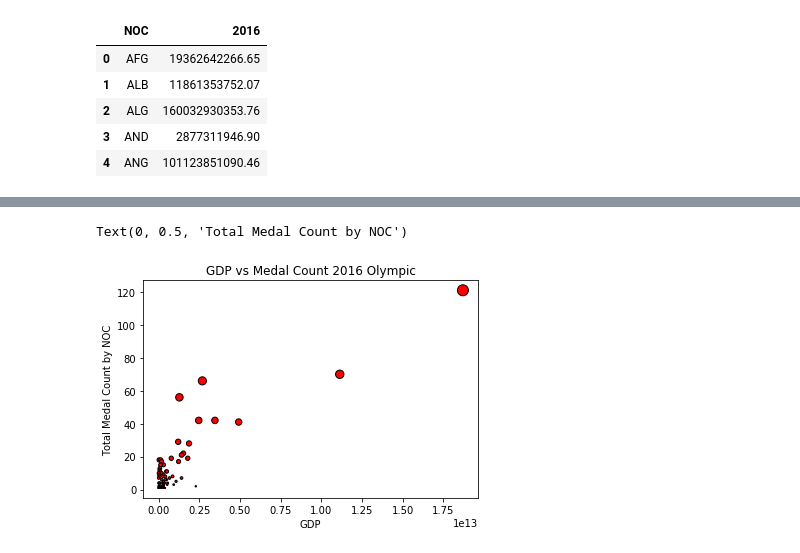
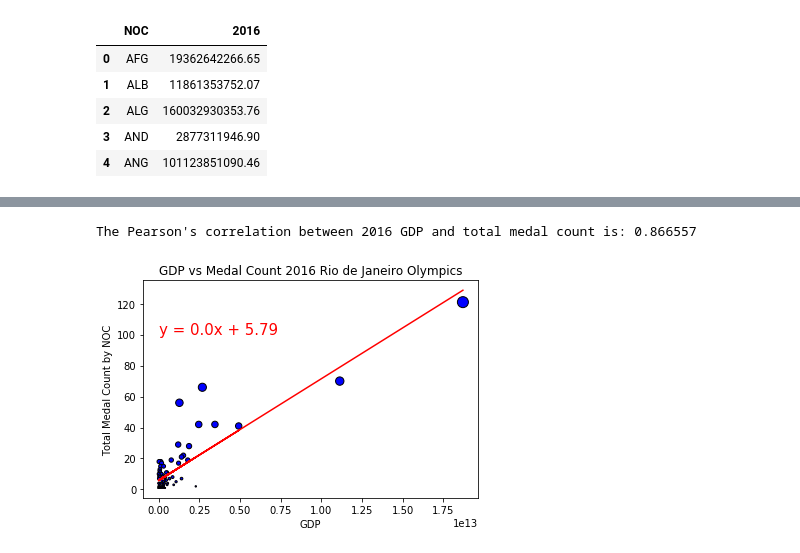
Before and after one commit to tysorensen/project1-group1, a Jupyter notebook: olympic_data_angie.ipynb, the cells around one changed output, grey strips where cells are left out. Drawn from its saved outputs; the diff is of its cells as text; code cells hidden in the pictures.

Commit message:
GDP vs Medal Count analysis complete 2000-2016

```diff
--- a/olympic_data_angie.ipynb
+++ b/olympic_data_angie.ipynb
@@ -79,6 +79,3 @@ no_null_olympics_2016.tail()
 | 270281 | 135205 | Shakhobiddin Shokirovich Zoirov | M | 23.00 | 169.00 | 52.00 | Uzbekistan | UZB | 2016 Summer | 2016 | Summer | ... |
 | 270370 | 135245 | Milenko Zori | M | 27.00 | 179.00 | 73.00 | Serbia | SRB | 2016 Summer | 2016 | Summer | ... |
 | 271019 | 135525 | Martin Zwicker | M | 29.00 | 175.00 | 64.00 | Germany | GER | 2016 Summer | 2016 | Summer | ... |
-# %%
-no_null_olympics_2016 = no_null_olympics_2016.sort_values("Event")
-no_null_olympics_2016.head(10)
@@ -123,7 +112,10 @@ gdp_NOC_2016.head()
 | 3 | AND | 2877311946.90 |
 | 4 | ANG | 101123851090.46 |
 # %%
-# Merge the medal count df and gdp number
+# Merge the medal count by NOC and GDP dataframes
+
 merge_2016 = pd.merge(final_medal_count_by_NOC_2016, gdp_NOC_2016, on="NOC", how="left")
-merge_2016.head()
+merge_2016["Reformatted"] = (merge_2016["2016"]/1000000000).apply(lambda x: "${:,.2f}BB".format(x))
+clean_merge_2016 = merge_2016.dropna(how="any")
+clean_merge_2016.shape
 # %% [output]
@@ -136,13 +123,22 @@ merge_2016.head()
 # %%
 # Scatter plot of medal count and gdp for 2016 Olympic medal winners to see
-# if there is a correlation between GDP and medal count
-medal_count = merge_2016["Medal_Count"]
-gdp = merge_2016["2016"]
+# if there is a correlation between GDP and medal count.  Also adding linear regression
+medal_count = clean_merge_2016["Medal_Count"]
+gdp = clean_merge_2016["2016"]
 
-plt.scatter(gdp, medal_count, marker="o", facecolors="red", edgecolor="black", s=medal_count)
-plt.title("GDP vs Medal Count 2016 Olympic")
+x_values = gdp
+y_values = medal_count
+(slope, intercept, rvalue, pvalue, stderr) = linregress(x_values , y_values)
+regress_values = x_values * slope + intercept
+line_eq = "y = " + str(round(slope,2)) + "x + " + str(round(intercept,2))
+plt.scatter(x_values, y_values,  marker="o", facecolors="blue", edgecolor="black", s=medal_count)
+plt.plot(x_values, regress_values, "r-")
+plt.annotate(line_eq, (1, 100), fontsize=15, color="red")
+plt.title("GDP vs Medal Count 2016 Rio de Janeiro Olympics")
 plt.xlabel("GDP")
 plt.ylabel("Total Medal Count by NOC")
+
+print(f"The Pearson's correlation between 2016 GDP and total medal count is: {round(rvalue, 6)}")
 # %% [output]
-Text(0, 0.5, 'Total Medal Count by NOC')
+The Pearson's correlation between 2016 GDP and total medal count is: 0.866557
-[figure, old version]
+[figure, new version]
```
Also changed, not shown: parts of 9 cells of this notebook, 2 other files.
